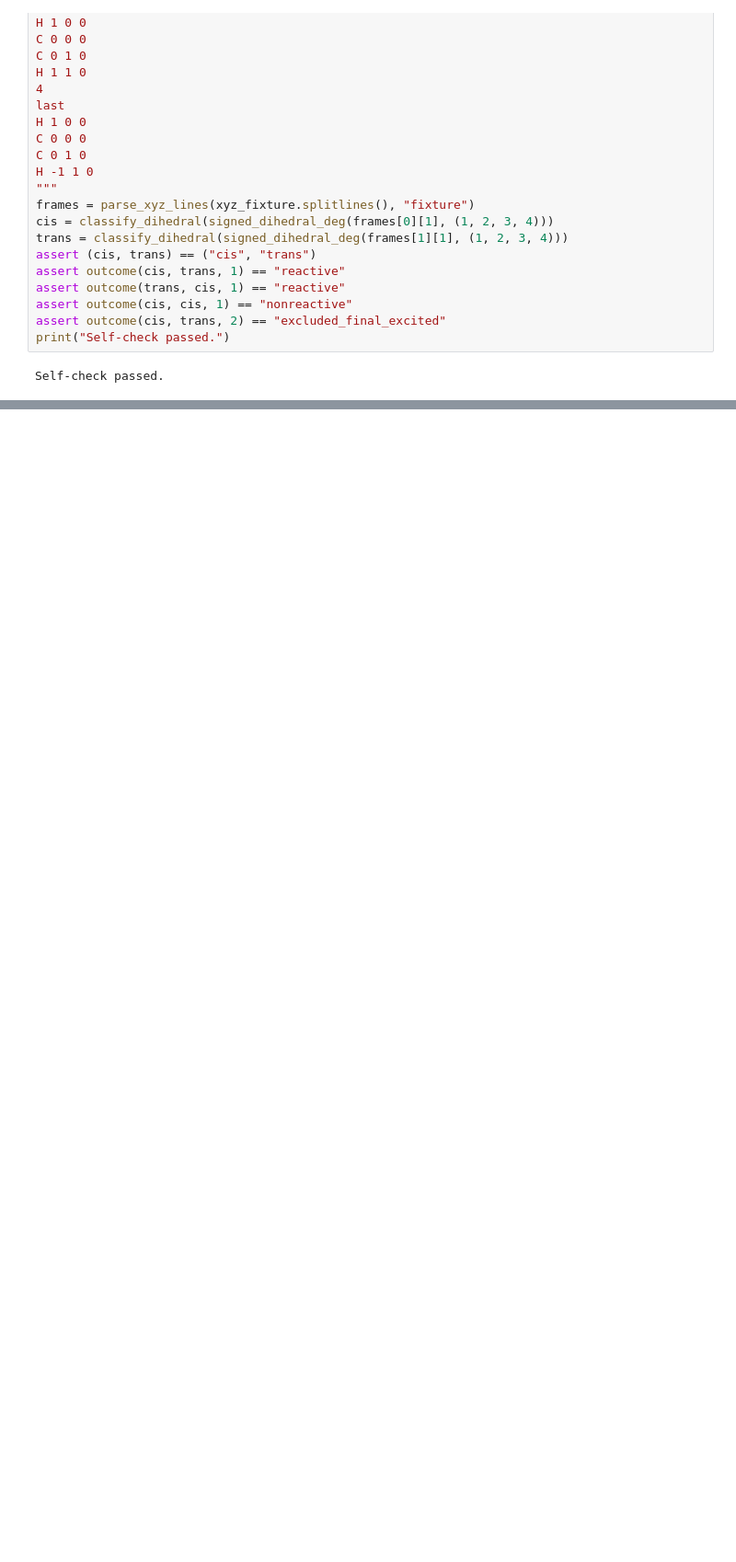
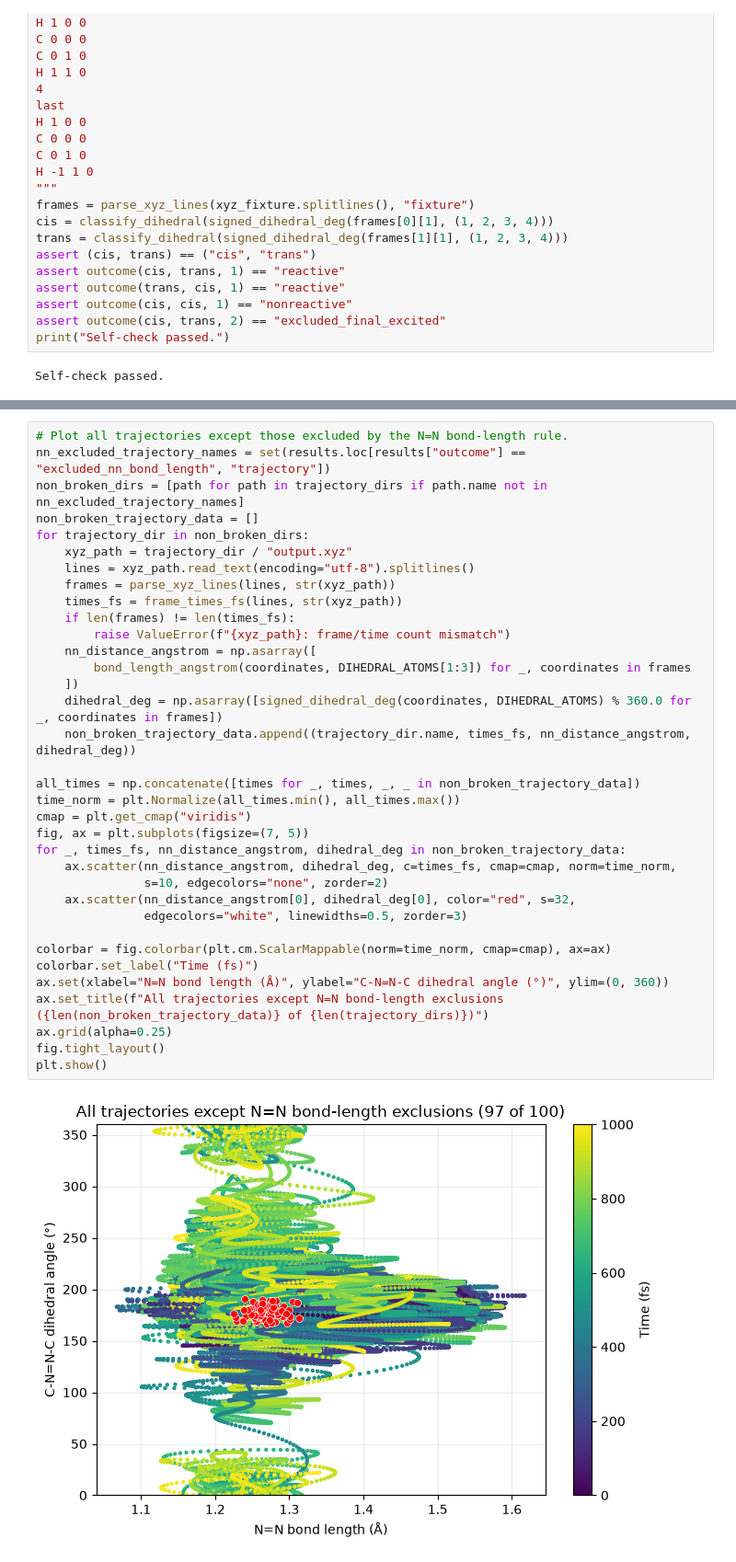
Before and after one commit to yoghurtfork/X-MACE-sampling, a Jupyter notebook: sharc/quantum_yield.ipynb, the cells around one changed output, grey strips where cells are left out. Shown at 92% size. Cells and saved outputs as stored; diff of their text form; blank space fills up the shorter version.

```diff
--- a/sharc/quantum_yield.ipynb
+++ b/sharc/quantum_yield.ipynb
@@ -200,0 +358,37 @@ Quantum yield is undefined since no trajectory ended in MCH ground state 1.
+# %%
+# Plot all trajectories except those excluded by the N=N bond-length rule.
+nn_excluded_trajectory_names = set(results.loc[results["outcome"] == "excluded_nn_bond_length", "trajectory"])
+non_broken_dirs = [path for path in trajectory_dirs if path.name not in nn_excluded_trajectory_names]
+non_broken_trajectory_data = []
+for trajectory_dir in non_broken_dirs:
+    xyz_path = trajectory_dir / "output.xyz"
+    lines = xyz_path.read_text(encoding="utf-8").splitlines()
+    frames = parse_xyz_lines(lines, str(xyz_path))
+    times_fs = frame_times_fs(lines, str(xyz_path))
+    if len(frames) != len(times_fs):
+        raise ValueError(f"{xyz_path}: frame/time count mismatch")
+    nn_distance_angstrom = np.asarray([
+        bond_length_angstrom(coordinates, DIHEDRAL_ATOMS[1:3]) for _, coordinates in frames
+    ])
+    dihedral_deg = np.asarray([signed_dihedral_deg(coordinates, DIHEDRAL_ATOMS) % 360.0 for _, coordinates in frames])
+    non_broken_trajectory_data.append((trajectory_dir.name, times_fs, nn_distance_angstrom, dihedral_deg))
+
+all_times = np.concatenate([times for _, times, _, _ in non_broken_trajectory_data])
+time_norm = plt.Normalize(all_times.min(), all_times.max())
+cmap = plt.get_cmap("viridis")
+fig, ax = plt.subplots(figsize=(7, 5))
+for _, times_fs, nn_distance_angstrom, dihedral_deg in non_broken_trajectory_data:
+    ax.scatter(nn_distance_angstrom, dihedral_deg, c=times_fs, cmap=cmap, norm=time_norm,
+               s=10, edgecolors="none", zorder=2)
+    ax.scatter(nn_distance_angstrom[0], dihedral_deg[0], color="red", s=32,
+               edgecolors="white", linewidths=0.5, zorder=3)
+
+colorbar = fig.colorbar(plt.cm.ScalarMappable(norm=time_norm, cmap=cmap), ax=ax)
+colorbar.set_label("Time (fs)")
+ax.set(xlabel="N=N bond length (Å)", ylabel="C-N=N-C dihedral angle (°)", ylim=(0, 360))
+ax.set_title(f"All trajectories except N=N bond-length exclusions ({len(non_broken_trajectory_data)} of {len(trajectory_dirs)})")
+ax.grid(alpha=0.25)
+fig.tight_layout()
+plt.show()
+# %% [output]
+[figure, added]
```
Also changed, not shown: parts of 10 cells of this notebook, 1 other file.
